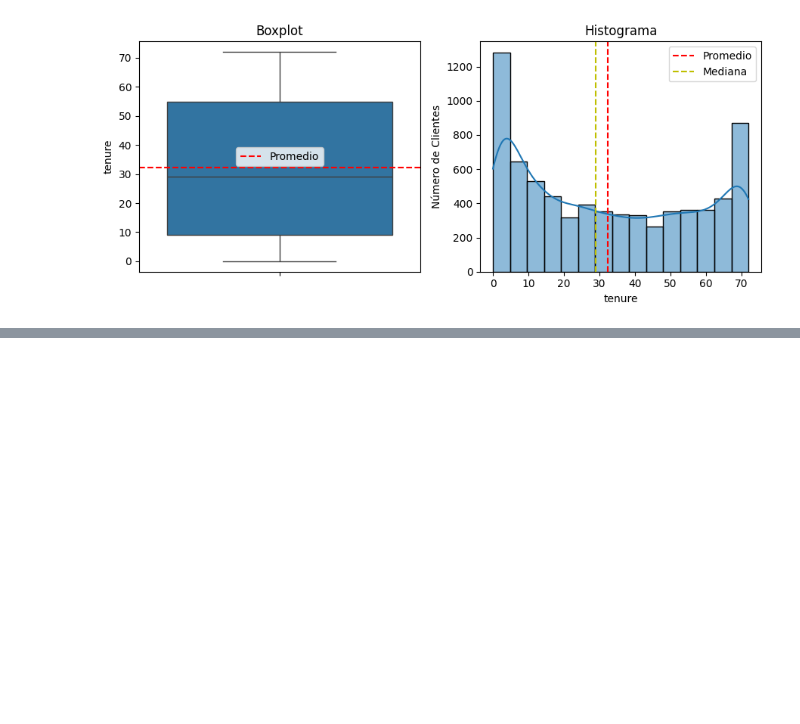
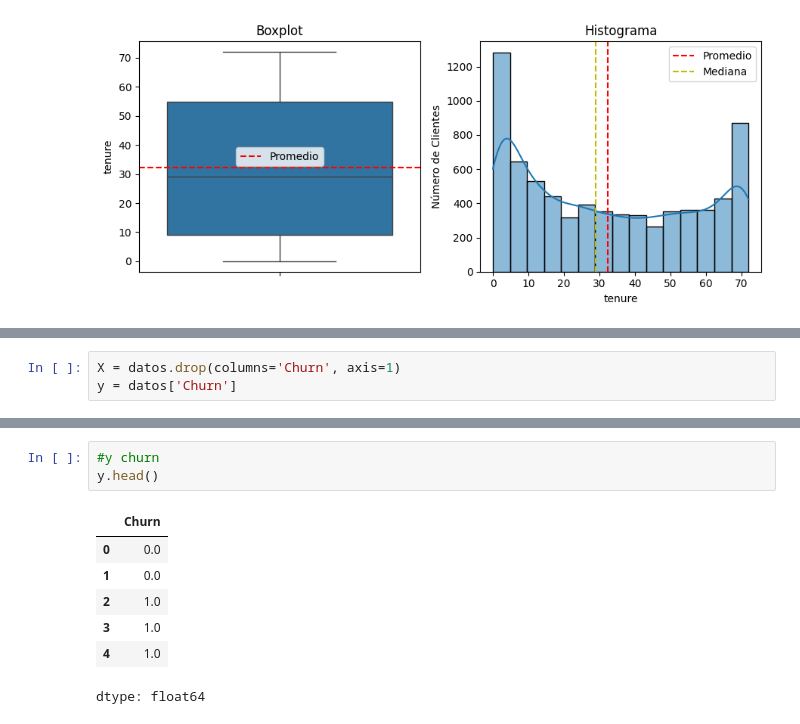
Before and after one commit to Antonio-B85/challenge-Parte-2--TelecomX, a Jupyter notebook: TelecomX_Parte2.ipynb, the cells around one changed output, grey strips where cells are left out. Cells and saved outputs as stored; diff of their text form; blank space fills up the shorter version.

```diff
--- a/TelecomX_Parte2.ipynb
+++ b/TelecomX_Parte2.ipynb
@@ -596,0 +629,3 @@ plt.show()
+# %%
+X = datos.drop(columns='Churn', axis=1)
+y = datos['Churn']
@@ -596,0 +656,11 @@ plt.show()
+# %%
+#y churn
+y.head()
+# %% [output]
+|  | Churn |
+| 0 | 0.0 |
+| 1 | 0.0 |
+| 2 | 1.0 |
+| 3 | 1.0 |
+| 4 | 1.0 |
+dtype: float64
```
Also changed, not shown: parts of 11 cells of this notebook.
